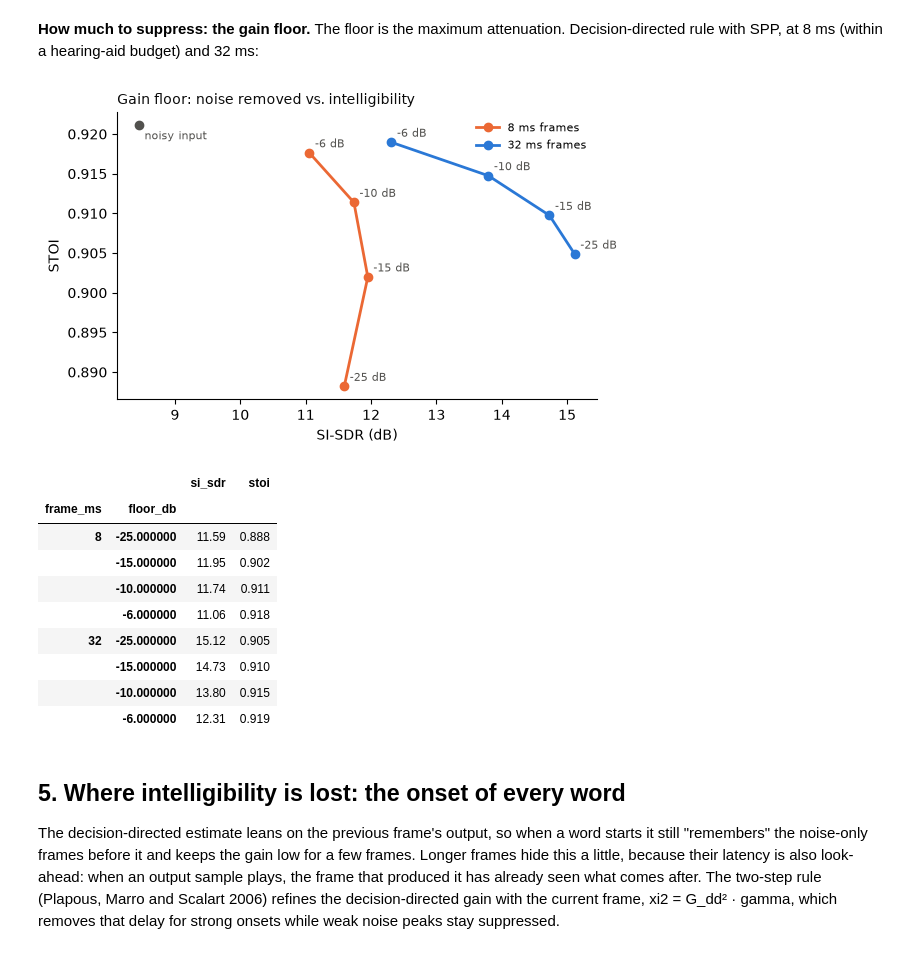
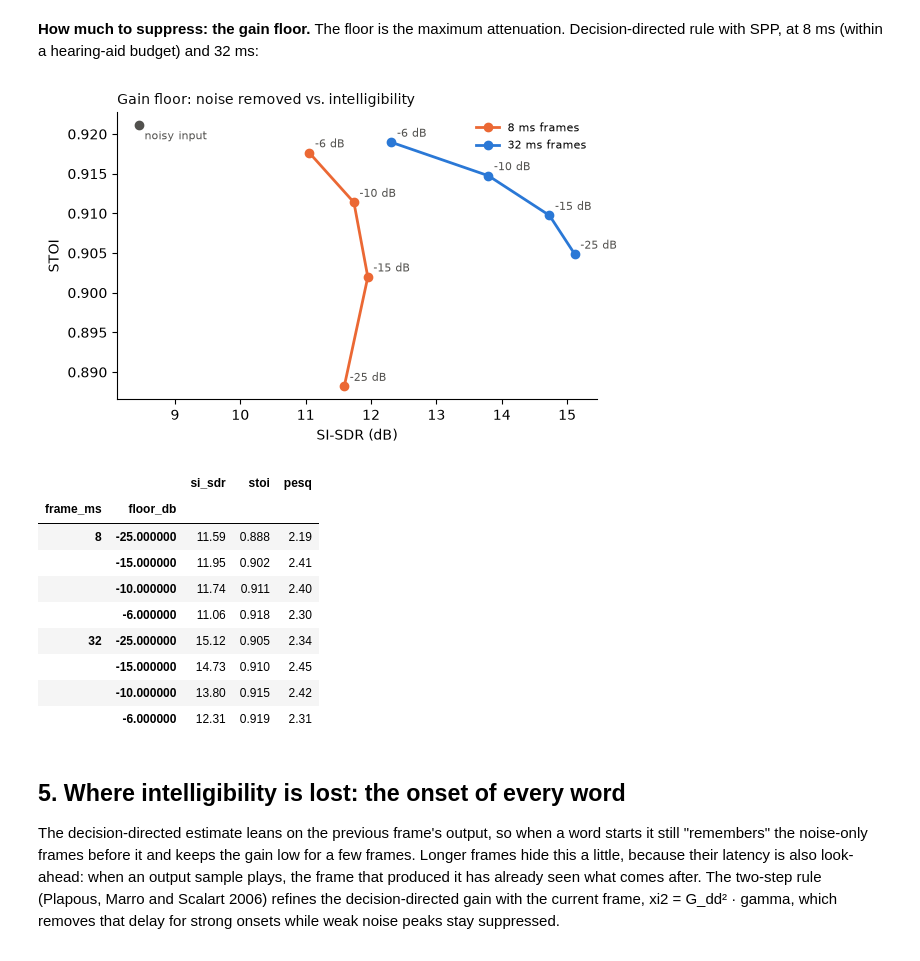
Before and after one commit to victor-merino-hub/audiolab, a Jupyter notebook: notebooks/07_noise_reduction.ipynb, the cells around one changed output. Saved outputs shown, nothing was run; the diff lists cells and outputs as text; code cells hidden in the pictures.

```diff
--- a/notebooks/07_noise_reduction.ipynb
+++ b/notebooks/07_noise_reduction.ipynb
@@ -212,6 +212,9 @@ Means over all sentences. The noisy input does not depend on the frame length. `
 decision-directed rule; all methods use a −15 dB gain floor unless stated.
 # %%
 res = pd.read_csv(DATA / "results" / "denoising.csv")
+KEYS = ["file", "frame_ms", "overlap", "rule", "noise", "floor_db"]
+res = res.merge(pd.read_csv(DATA / "results" / "denoising_pesq.csv").drop(columns="input_snr"), on=KEYS)
+METRICS = (("si_sdr", "SI-SDR (dB)", "{:.2f}"), ("stoi", "STOI", "{:.3f}"), ("pesq", "PESQ", "{:.2f}"))
 noisy = res[res.rule == "noisy"]
 label = {("subtraction", "spp", 2): "subtraction (SPP)", ("wiener", "spp", 2): "Wiener (SPP)",
          ("wiener_dd", "mcra", 2): "dd (MCRA)", ("wiener_dd", "spp", 2): "dd (SPP)",
@@ -221,8 +224,8 @@ main = res[(res.floor_db == -15) & (res.rule != "noisy")].copy()
 main["method"] = [label[k] for k in zip(main.rule, main.noise, main.overlap)]
 order = list(label.values())
 
-for metric, fmt in (("si_sdr", "{:.2f}"), ("stoi", "{:.3f}")):
+for metric, title, fmt in METRICS:
     table = main.pivot_table(index="method", columns="frame_ms", values=metric).reindex(order)
     table.loc["noisy (no processing)"] = noisy[metric].mean()
-    display(table.style.format(fmt).set_caption(metric.upper().replace("_", "-")))
+    display(table.style.format(fmt).set_caption(title))
 # %% [output]
@@ -251,7 +265,7 @@ STOI
 # %%
-fig, axes = plt.subplots(1, 2, figsize=(10, 3.8))
+fig, axes = plt.subplots(1, 3, figsize=(13, 3.8))
 series = [("oracle", GREEN), ("two-step (SPP)", PINK), ("dd (SPP)", BLUE), ("dd (MCRA)", ORANGE)]
-for ax, (metric, title) in zip(axes, (("si_sdr", "SI-SDR (dB)"), ("stoi", "STOI"))):
+for ax, (metric, title, _) in zip(axes, METRICS):
     means = main.groupby(["method", "frame_ms"])[metric].mean()
     for method, color in series:
         ax.plot(FRAMES_MS, means[method].reindex(FRAMES_MS), color=color, linewidth=2, marker="o", label=method)
@@ -298,36 +312,36 @@ summary.style.format("{:+.3f}")
 with SPP, at 8 ms (within a hearing-aid budget) and 32 ms:
 # %%
 floors = res[(res.rule == "wiener_dd") & (res.noise == "spp") & (res.overlap == 2) & res.frame_ms.isin([8, 32])]
-floor_table = floors.groupby(["frame_ms", "floor_db"])[["si_sdr", "stoi"]].mean()
+floor_table = floors.groupby(["frame_ms", "floor_db"])[["si_sdr", "stoi", "pesq"]].mean()
 
 fig, ax = plt.subplots(figsize=(6, 3.8))
 for ms, color in ((8, ORANGE), (32, BLUE)):
     part = floor_table.loc[ms]
     ax.plot(part.si_sdr, part.stoi, color=color, marker="o", linewidth=2, label=f"{ms} ms frames")
     for floor, row in part.iterrows():
         ax.annotate(f"{floor:.0f} dB", (row.si_sdr, row.stoi), xytext=(4, 4), textcoords="offset points", fontsize=8, color=MUTED)
 ax.scatter([noisy.si_sdr.mean()], [noisy.stoi.mean()], color=MUTED, zorder=3)
 ax.annotate("noisy input", (noisy.si_sdr.mean(), noisy.stoi.mean()), xytext=(4, -10), textcoords="offset points", fontsize=8, color=MUTED)
 ax.set_xlabel("SI-SDR (dB)")
 ax.set_ylabel("STOI")
 ax.set_title("Gain floor: noise removed vs. intelligibility", fontsize=10, color=TEXT, loc="left")
 ax.legend(frameon=False, fontsize=8)
 ax.spines[["top", "right"]].set_visible(False)
 plt.tight_layout()
 plt.show()
-floor_table.style.format({"si_sdr": "{:.2f}", "stoi": "{:.3f}"})
+floor_table.style.format({"si_sdr": "{:.2f}", "stoi": "{:.3f}", "pesq": "{:.2f}"})
 # %% [output]
 [figure]
-|  |  | si_sdr | stoi |
-| frame_ms | floor_db |  |  |
-| 8 | -25.000000 | 11.59 | 0.888 |
-|  | -15.000000 | 11.95 | 0.902 |
-|  | -10.000000 | 11.74 | 0.911 |
-|  | -6.000000 | 11.06 | 0.918 |
-| 32 | -25.000000 | 15.12 | 0.905 |
-|  | -15.000000 | 14.73 | 0.910 |
-|  | -10.000000 | 13.80 | 0.915 |
-|  | -6.000000 | 12.31 | 0.919 |
+|  |  | si_sdr | stoi | pesq |
+| frame_ms | floor_db |  |  |  |
+| 8 | -25.000000 | 11.59 | 0.888 | 2.19 |
+|  | -15.000000 | 11.95 | 0.902 | 2.41 |
+|  | -10.000000 | 11.74 | 0.911 | 2.40 |
+|  | -6.000000 | 11.06 | 0.918 | 2.30 |
+| 32 | -25.000000 | 15.12 | 0.905 | 2.34 |
+|  | -15.000000 | 14.73 | 0.910 | 2.45 |
+|  | -10.000000 | 13.80 | 0.915 | 2.42 |
+|  | -6.000000 | 12.31 | 0.919 | 2.31 |
 # %% [markdown]
 ## 5. Where intelligibility is lost: the onset of every word
 
```
Also changed, not shown: parts of 9 cells of this notebook, 4 other files.
